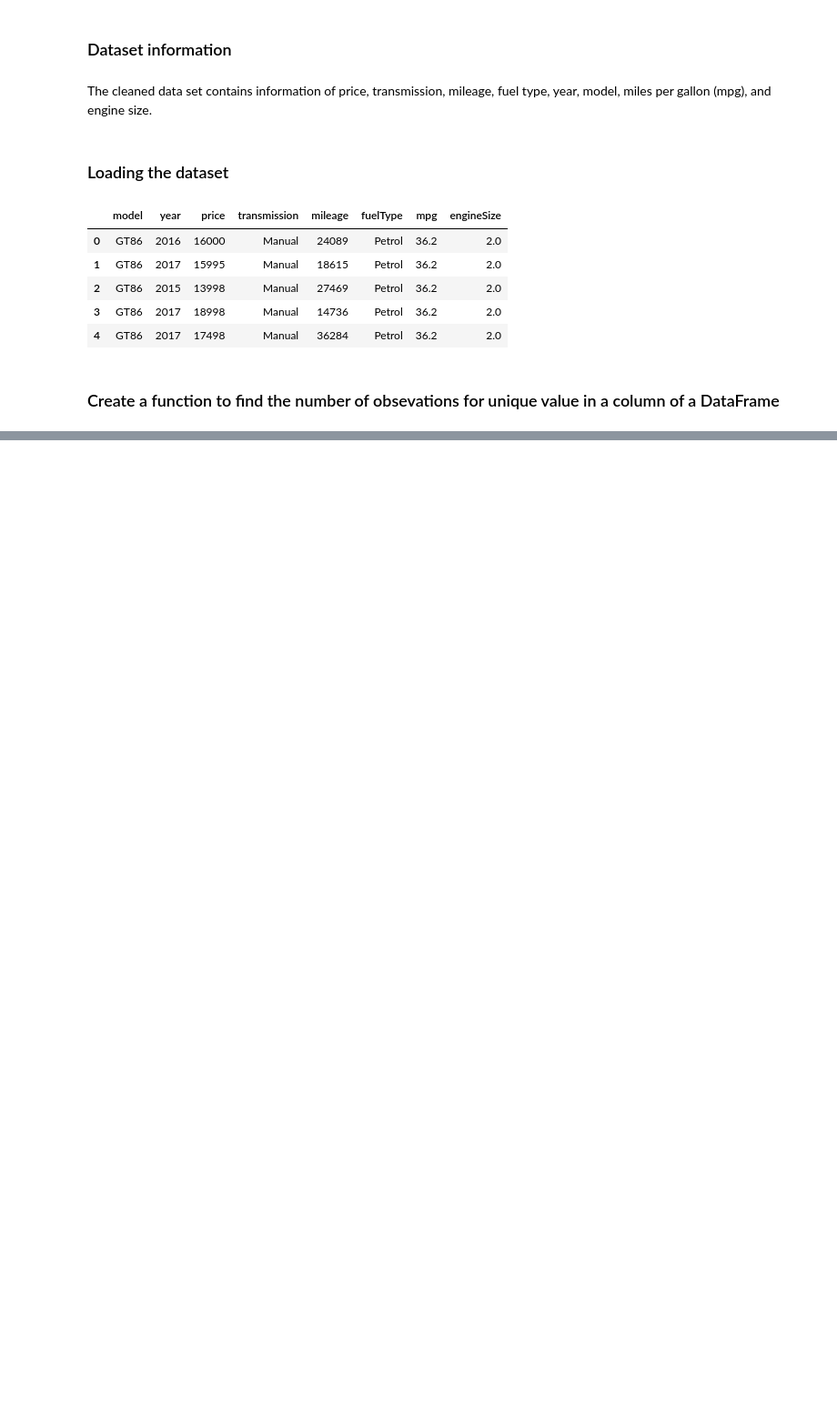
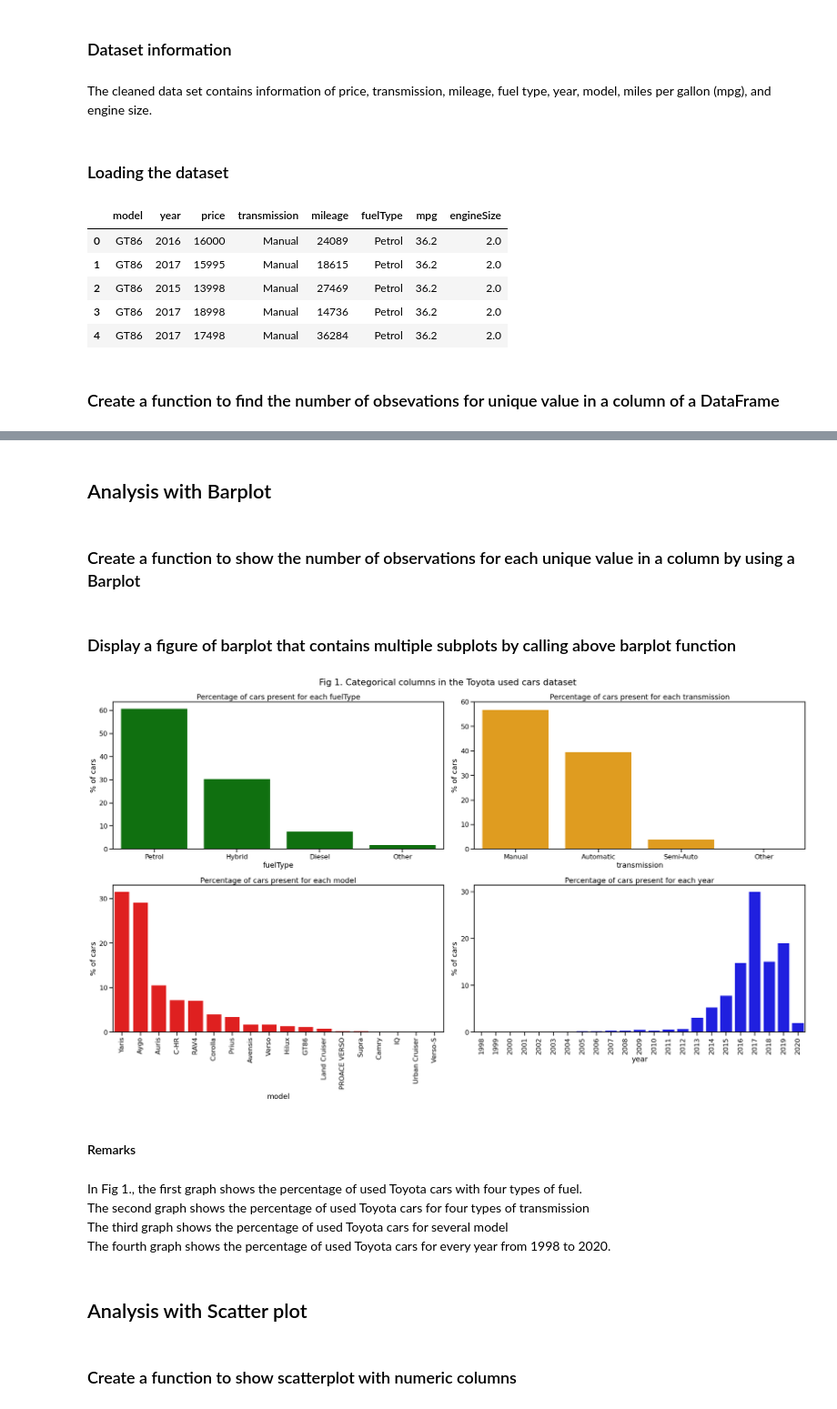
Before and after one commit to AsifSalman/Toyota_used_car_analysis, a Jupyter notebook: Toyota_used_car_EDA.ipynb, the cells around one changed output, grey strips where cells are left out. Shown at 91% size. Cells and saved outputs as stored; diff of their text form; code cells hidden in the pictures; blank space fills up the shorter version.

```diff
--- a/Toyota_used_car_EDA.ipynb
+++ b/Toyota_used_car_EDA.ipynb
@@ -59,7 +41,0 @@ year_count = year_count.sort_values(by = "year")
-# %%
-def barplot(data, x_col, y_col,color, yticks, rotation):
-
-    sns.barplot(x=x_col, y = y_col, data=data, color =color)
-    plt.title("Percentage of cars Percentage for each " + x_col)
-    plt.yticks(yticks)
-    plt.xticks(rotation=rotation)
@@ -145,0 +66,57 @@ plt.show()
+# %% [markdown]
+## Analysis with Barplot
+# %% [markdown]
+### Create a function to show the number of observations for each unique value in a column by using a Barplot
+# %%
+def barplot(data, x_col, y_col,color, yticks, rotation):
+    # data will be the name of the dataframe
+    # x_col is the column that will go in the x-axis
+    # yticks will be the range/bins/class-interval of y-axis
+    # rotation is to rotate the labels
+
+    # create a barplot by using seaborn
+    sns.barplot(x=x_col, y = y_col, data=data, color =color)
+    # Name each subplot of barplot
+    plt.title("Percentage of cars present for each " + x_col)
+    # Perform manual changes in yticks & xticks
+    # yticks will be different for each DataFrame
+    plt.yticks(yticks)
+    # With rotation, it will rotate if required
+    plt.xticks(rotation=rotation)
+# %% [markdown]
+### Display a figure of barplot that contains multiple subplots by calling above barplot function
+# %%
+# Set the layout of graphs. Other options are "book" & "paper"
+sns.set_context("talk")
+# Set the size of the graph (Width, Length/Height)
+plt.figure(figsize=(25,15))
+
+plt.subplot(2,2,1)
+barplot(fuelType_count,"fuelType", "% of cars", "green",np.arange(0,70,10), 0)
+
+plt.subplot(2,2,2)
+barplot(transmission_count,"transmission", "% of cars","orange",np.arange(0,70,10), 0)
+
+plt.subplot(2,2,3)
+barplot(model_count, "model", "% of cars", "red", np.arange(0,40,10), 90)
+
+plt.subplot(2,2,4)
+barplot(year_count, "year", "% of cars","blue",np.arange(0,40,10), 90)
+
+plt.suptitle('Fig 1. Categorical columns in the Toyota used cars dataset')
+
+plt.tight_layout()
+plt.show()
+# %% [output]
+[figure, added]
+# %% [markdown]
+#### Remarks
+# %% [markdown]
+In Fig 1., the first graph shows the percentage of used Toyota cars with four types of fuel.
+<br> The second graph shows the percentage of used Toyota cars for four types of transmission
+<br> The third graph shows the percentage of used Toyota cars for several model
+<br> The fourth graph shows the percentage of used Toyota cars for every year from 1998 to 2020.
+# %% [markdown]
+## Analysis with Scatter plot
+# %% [markdown]
+### Create a function to show scatterplot with numeric columns
```
Also changed, not shown: parts of 51 cells of this notebook.
